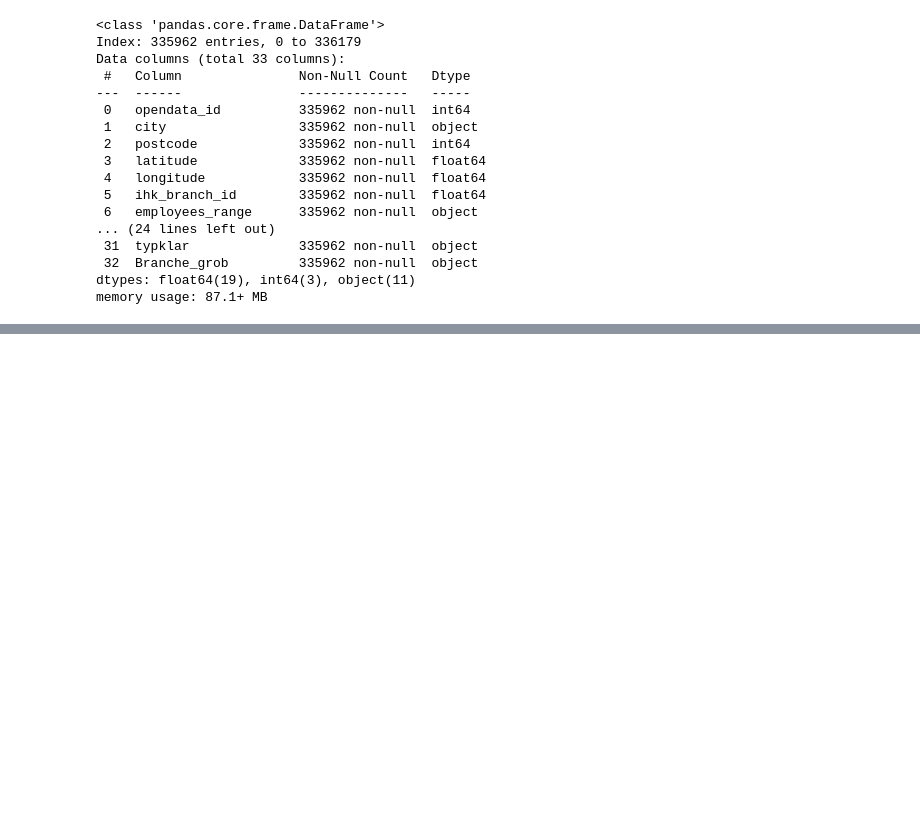
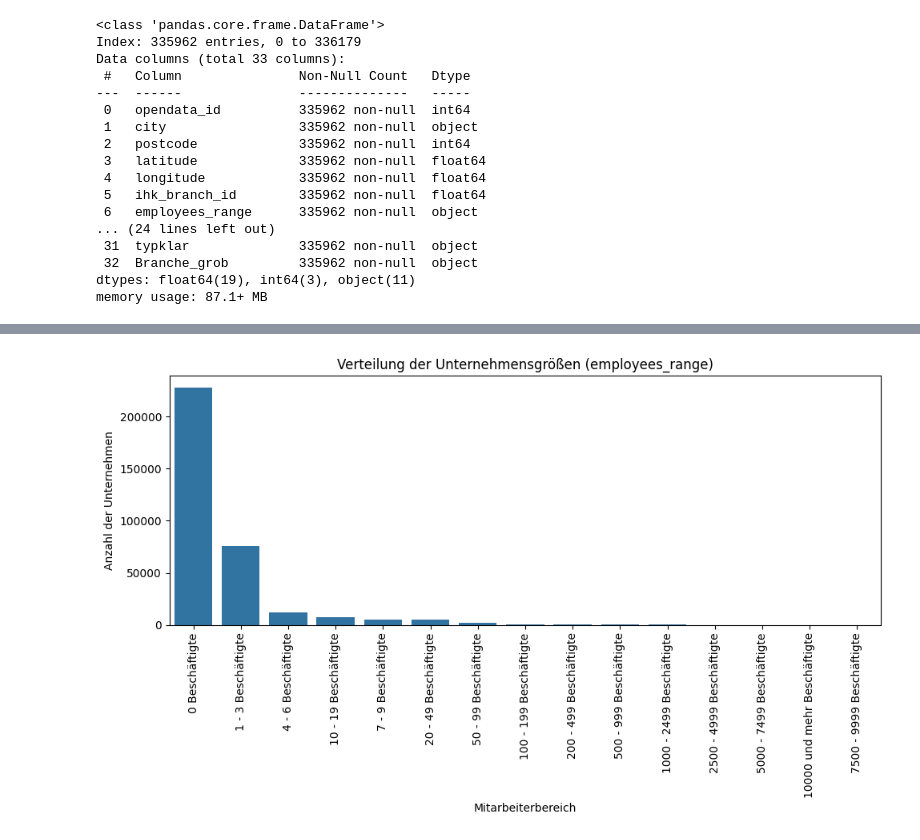
Before and after one commit to Tooonni/DAMI01, a Jupyter notebook: notebooks/main.ipynb, the cells around one changed output, grey strips where cells are left out. Cells and saved outputs as stored; diff of their text form; code cells hidden in the pictures; blank space fills up the shorter version.

```diff
--- a/notebooks/main.ipynb
+++ b/notebooks/main.ipynb
@@ -442,0 +279,11 @@ m
+# %%
+plt.figure(figsize=(10, 6))
+sns.barplot(x=df["employees_range"].value_counts().index, y=df["employees_range"].value_counts().values)
+plt.title("Verteilung der Unternehmensgrößen (employees_range)")
+plt.xlabel("Mitarbeiterbereich")
+plt.ylabel("Anzahl der Unternehmen")
+plt.xticks(rotation=90)
+plt.tight_layout()
+plt.show()
+# %% [output]
+[figure, added]
```
Also changed, not shown: parts of 51 cells of this notebook.
